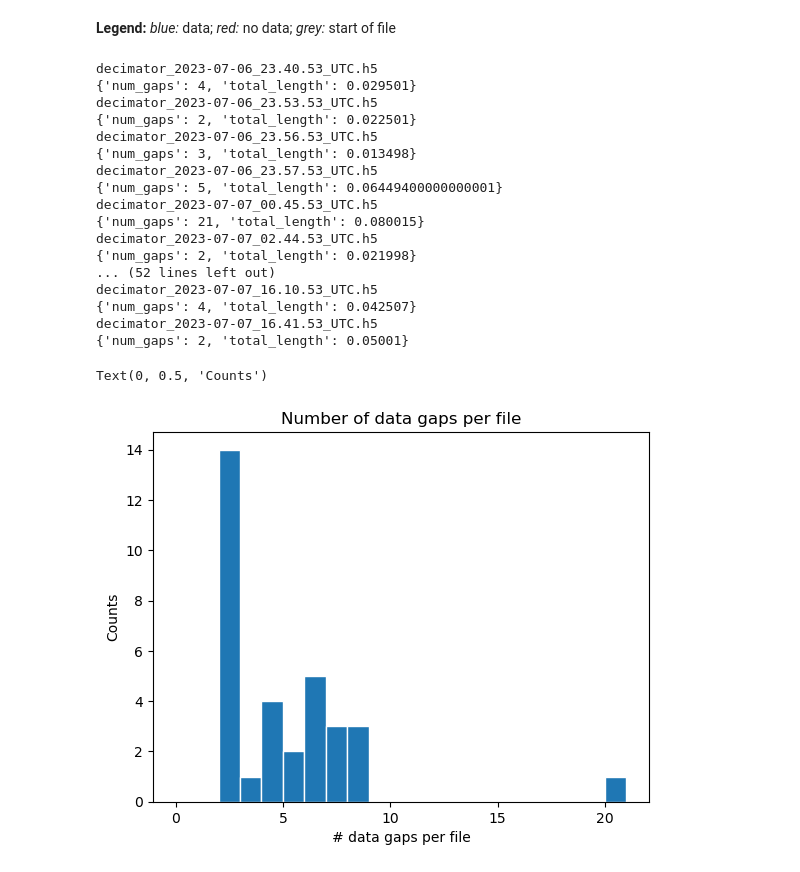
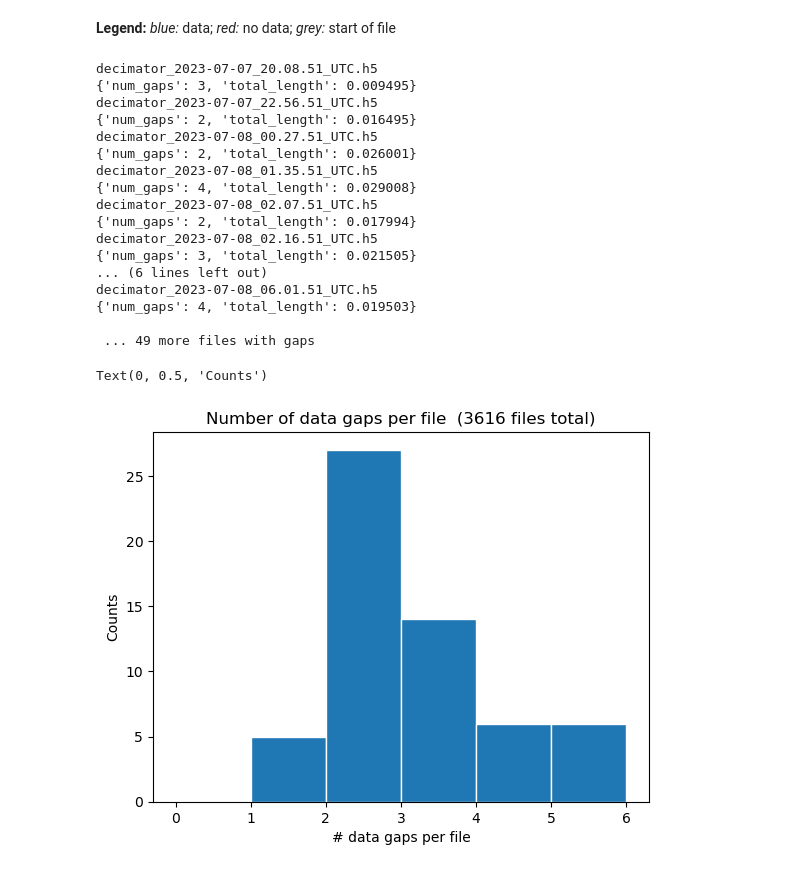
Before and after one commit to graeffd/GreenFjord_DAS, a Jupyter notebook: DAS_QC1_datacoverage.ipynb, the cells around one changed output. Saved outputs shown, nothing was run; the diff lists cells and outputs as text; code cells hidden in the pictures.

```diff
--- a/DAS_QC1_datacoverage.ipynb
+++ b/DAS_QC1_datacoverage.ipynb
@@ -24,3 +25,5 @@ print('{} files in directory'.format(len(files)))
+# %%
+files = files[100:]
 # %%
 # little helper functions
 def get_fname_time(filename):
@@ -55,7 +58,8 @@ for file_idx in range(len(files)):
                              DASfuncs.sintela_to_datetime(times[-1])))
 
         # data gaps within file
-        dt_nom = 1/attrs['PulseRate']
+        eps = 1/attrs['PulseRate'] * 1.01 # add some tollerance
+        dt_nom = 1/attrs['PulseRate'] + eps
         gap_idx = np.where(np.diff(times)/1e6 > dt_nom)[0]
         if len(gap_idx)>0:
             t_gaps.extend(list(zip(DASfuncs.sintela_to_datetime(times[gap_idx]),
@@ -147,39 +152,41 @@ Text(0.5, 1.0, 'Data Coverage:  2023-07-06 23:24:49 - 2023-07-07 16:48:12  UTC')
 **Legend:** *blue:* data;  *red:* no data;  *grey:* start of file
 # %%
 # print the files that include data gaps
-for key in gap_info.keys():
+for key in list(gap_info.keys())[:10]:
     print(key)
     print(gap_info[key])
+if len(gap_info.keys()) > len(list(gap_info.keys())[:10]):
+    print('\n','... {:d} more files with gaps'.format(len(gap_info.keys()) - len(list(gap_info.keys())[:10])))
 # %% [output]
-decimator_2023-07-06_23.40.53_UTC.h5
-{'num_gaps': 4, 'total_length': 0.029501}
-decimator_2023-07-06_23.53.53_UTC.h5
-{'num_gaps': 2, 'total_length': 0.022501}
-decimator_2023-07-06_23.56.53_UTC.h5
-{'num_gaps': 3, 'total_length': 0.013498}
-decimator_2023-07-06_23.57.53_UTC.h5
-{'num_gaps': 5, 'total_length': 0.06449400000000001}
-decimator_2023-07-07_00.45.53_UTC.h5
-{'num_gaps': 21, 'total_length': 0.080015}
-decimator_2023-07-07_02.44.53_UTC.h5
-{'num_gaps': 2, 'total_length': 0.021998}
-... (52 lines left out)
-decimator_2023-07-07_16.10.53_UTC.h5
-{'num_gaps': 4, 'total_length': 0.042507}
-decimator_2023-07-07_16.41.53_UTC.h5
-{'num_gaps': 2, 'total_length': 0.05001}
+decimator_2023-07-07_20.08.51_UTC.h5
+{'num_gaps': 3, 'total_length': 0.009495}
+decimator_2023-07-07_22.56.51_UTC.h5
+{'num_gaps': 2, 'total_length': 0.016495}
+decimator_2023-07-08_00.27.51_UTC.h5
+{'num_gaps': 2, 'total_length': 0.026001}
+decimator_2023-07-08_01.35.51_UTC.h5
+{'num_gaps': 4, 'total_length': 0.029008}
+decimator_2023-07-08_02.07.51_UTC.h5
+{'num_gaps': 2, 'total_length': 0.017994}
+decimator_2023-07-08_02.16.51_UTC.h5
+{'num_gaps': 3, 'total_length': 0.021505}
+... (6 lines left out)
+decimator_2023-07-08_06.01.51_UTC.h5
+{'num_gaps': 4, 'total_length': 0.019503}
+
+ ... 49 more files with gaps
 # %%
 # plot histogram showing number of data gaps per file
 gaps_per_file = []
 for key, value in gap_info.items():
     gaps_per_file.append(value['num_gaps'])
 _ = plt.hist(gaps_per_file,
              bins=range(int(0),int(np.max(gaps_per_file)),int(1)),
              edgecolor='white')
-plt.title('Number of data gaps per file')
+plt.title(r'Number of data gaps per file  ({} files total)'.format(len(t_filenames)))
 plt.xlabel('# data gaps per file')
 plt.ylabel('Counts')
 # plt.yscale('log')
 # %% [output]
 Text(0, 0.5, 'Counts')
-[figure, old version]
+[figure, new version]
```
Also changed, not shown: parts of 4 cells of this notebook, 1 other file.
